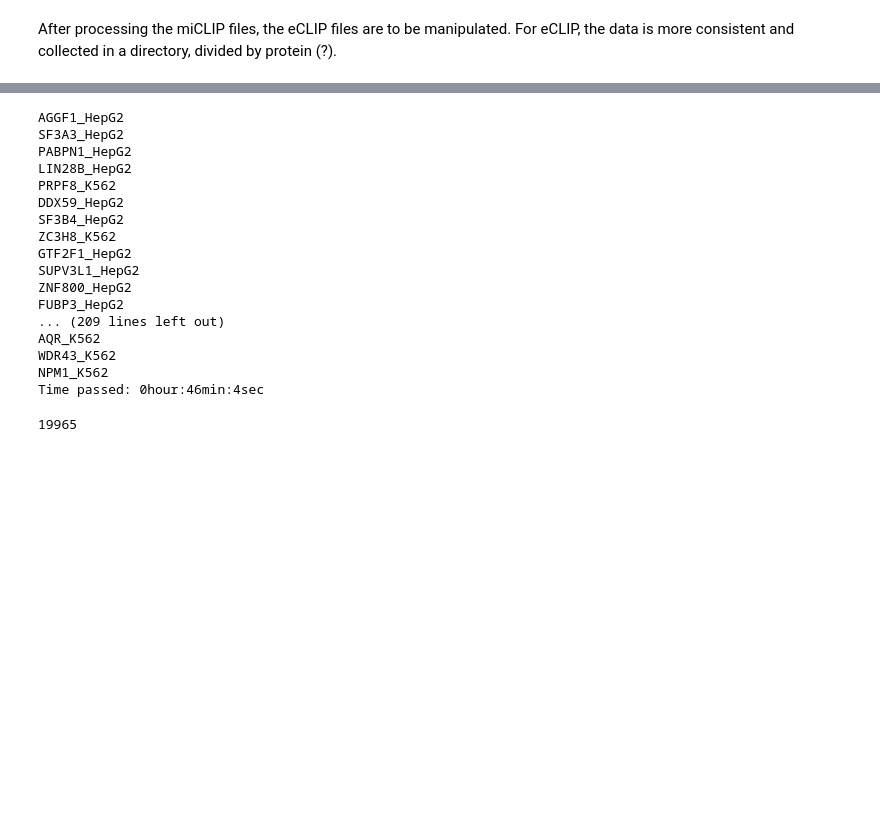
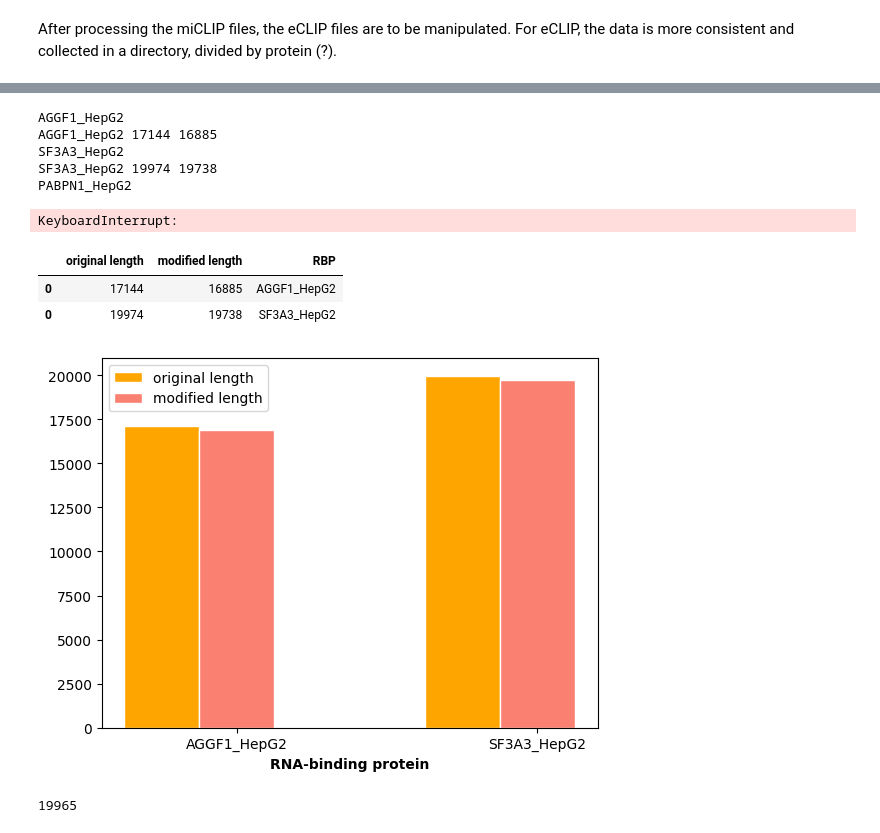
Before and after one commit to sofiamrtll/thesis, a Jupyter notebook: THESIS_Preprocessing.ipynb, the cells around one changed output, grey strips where cells are left out. Drawn from its saved outputs; the diff is of its cells as text; code cells hidden in the pictures; blank space fills up the shorter version.

Commit message:
Plots have been added

```diff
--- a/THESIS_Preprocessing.ipynb
+++ b/THESIS_Preprocessing.ipynb
@@ -291,29 +306,27 @@ def tac():
 # %%
 path = 'processed/'#later to be changed to access the files in 'processed'
 directory1 = os.listdir(path)
+plot_ds = pd.DataFrame([])
+
 tic()
+
 for folder in directory1:
     print(folder)
     directory2 = os.listdir(path + '/' + folder)
+
     for file in directory2 :
         if 'peaks.crosslink.anno.bed' in file :
-            filter_eCLIP(path + folder + '/'+ file, path + folder +'/'+ 'peaks.crosslink.anno.filt.bed')
+            a, b, c = filter_eCLIP(path + folder + '/'+ file, path + folder +'/'+ 'peaks.crosslink.anno.filt.bed')
+
+            plot_df = pd.DataFrame({'original length':  [b],#preparing the dataset for the plots
+                                    'modified length': [c],
+                                    'RBP': [folder]})
+            plot_ds = pd.concat([plot_ds , plot_df])
 tac()
 # %% [output]
 AGGF1_HepG2
+AGGF1_HepG2 17144 16885
 SF3A3_HepG2
+SF3A3_HepG2 19974 19738
 PABPN1_HepG2
-LIN28B_HepG2
-PRPF8_K562
-DDX59_HepG2
-SF3B4_HepG2
-ZC3H8_K562
-GTF2F1_HepG2
-SUPV3L1_HepG2
-ZNF800_HepG2
-FUBP3_HepG2
-... (209 lines left out)
-AQR_K562
-WDR43_K562
-NPM1_K562
-Time passed: 0hour:46min:4sec
+KeyboardInterrupt:
@@ -330,3 +333,36 @@ def filter_eCLIP(input_bed, output_bed):
+# %%
+plot_ds
+# %% [output]
+|  | original length | modified length | RBP |
+| 0 | 17144 | 16885 | AGGF1_HepG2 |
+| 0 | 19974 | 19738 | SF3A3_HepG2 |
+# %%
+#make sure to change the code a bit
+barWidth = 0.25
+
+# set heights of bars
+bars1 = plot_ds['original length']
+bars2 = plot_ds['modified length']
+
+# Set position of bar on X axis
+r1 = np.arange(len(bars1))
+r2 = [x + barWidth for x in r1]
+
+
+# Make the plot
+plt.bar(r1, bars1, color='#FFA500', width=barWidth, edgecolor='white', label='original length')#maybe filtered and unfiltered
+plt.bar(r2, bars2, color='#FA8072', width=barWidth, edgecolor='white', label='modified length')
+
+
+# Add xticks on the middle of the group bars
+plt.xlabel('RNA-binding protein', fontweight='bold')
+plt.xticks([r + barWidth for r in range(len(bars1))], plot_ds['RBP'])
+
+# Create legend & Show graphic
+plt.legend()
+plt.show()
+# %% [output]
+[figure, added]
 # %%
 len(df_eCLIP)
 # %% [output]
```
Also changed, not shown: parts of 4 cells of this notebook.
